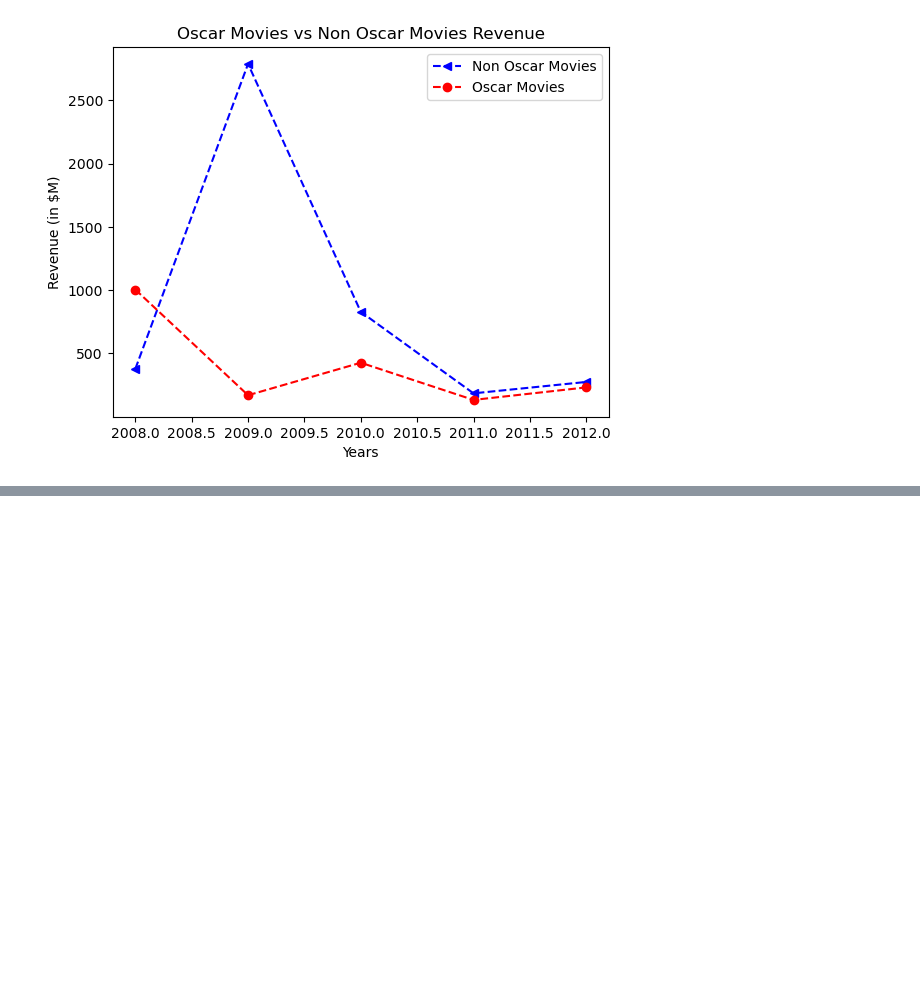
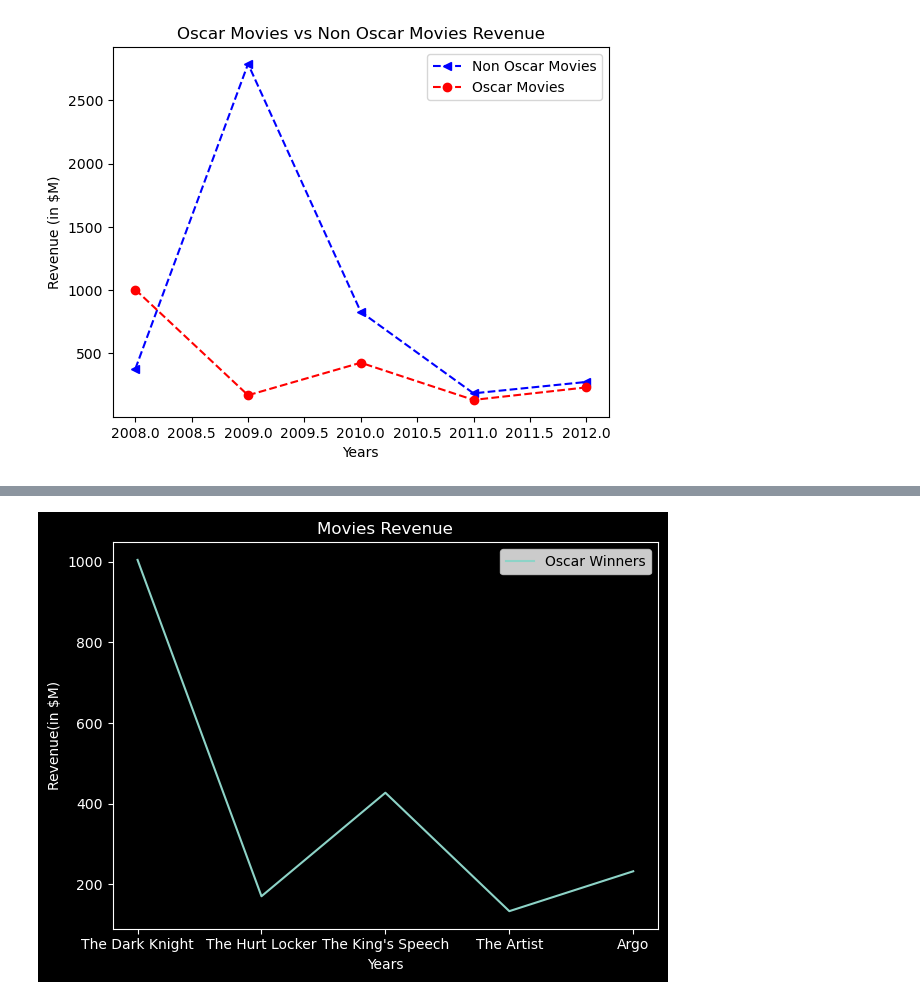
Before and after one commit to aleenaantony25/ai-ml-course, a Jupyter notebook: matplotlib_tutorial.ipynb, the cells around one changed output, grey strips where cells are left out. Drawn from its saved outputs; the diff is of its cells as text; code cells hidden in the pictures; blank space fills up the shorter version.

```diff
--- a/matplotlib_tutorial.ipynb
+++ b/matplotlib_tutorial.ipynb
@@ -51,0 +87,12 @@ plt.legend()
+# %%
+plt.title("Movies Revenue")
+plt.plot(oscar_movies, oscar_revenue, label="Oscar Winners")
+plt.xlabel("Years")
+plt.ylabel("Revenue(in $M)")
+plt.style.use('default')
+plt.legend()
+plt.tight_layout()
+
+plt.savefig("abc.png")
+# %% [output]
+[figure, added]
```
Also changed, not shown: parts of 4 cells of this notebook, 1 other file.
